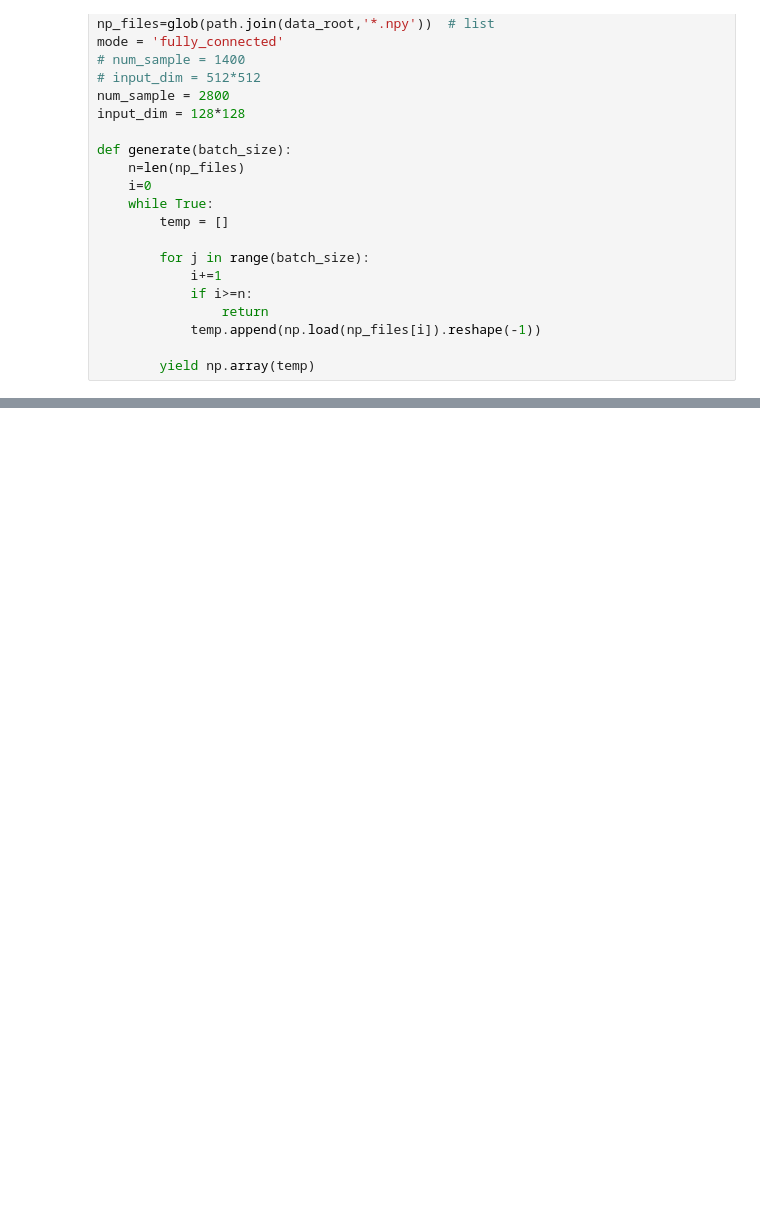
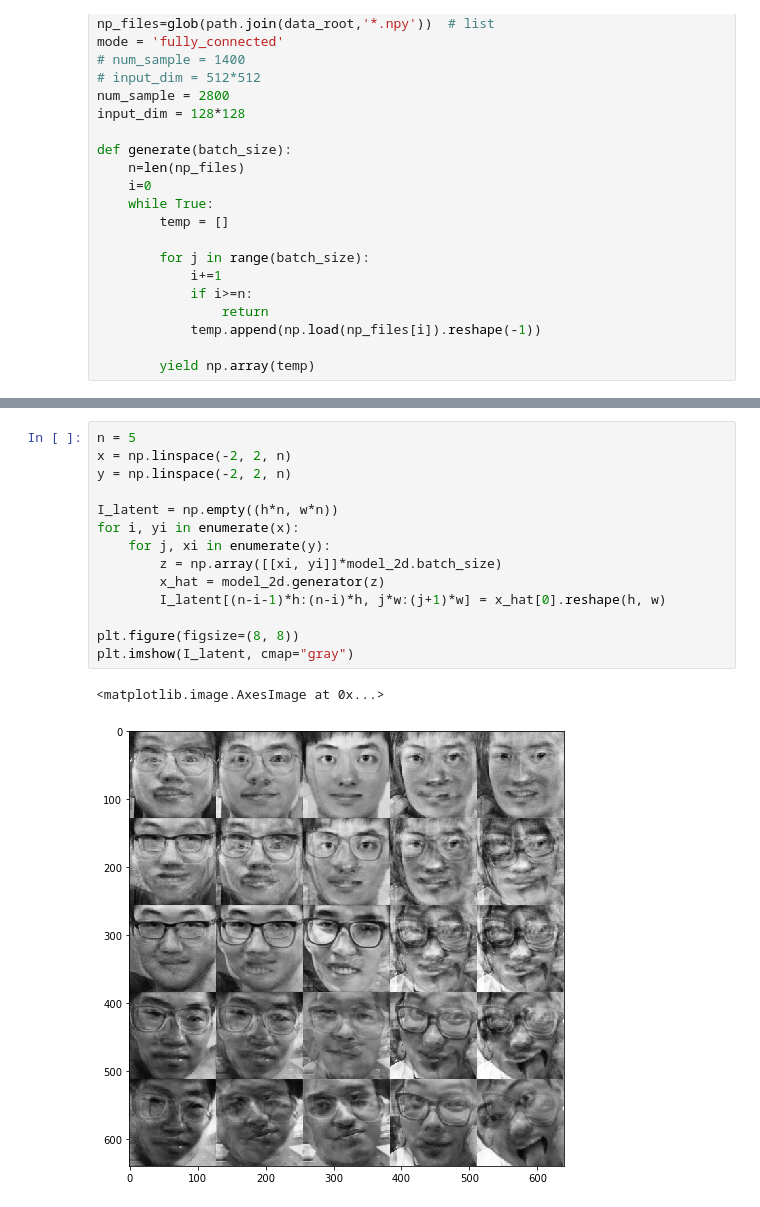
Before and after one commit to galaxydirector/VAE_CNN_replicate, a Jupyter notebook: run.ipynb, the cells around one changed output, grey strips where cells are left out. Drawn from its saved outputs; the diff is of its cells as text; blank space fills up the shorter version.

```diff
--- a/run.ipynb
+++ b/run.ipynb
@@ -269,0 +236,17 @@ plt.imshow(I_generated, cmap='gray')
+# %%
+n = 5
+x = np.linspace(-2, 2, n)
+y = np.linspace(-2, 2, n)
+
+I_latent = np.empty((h*n, w*n))
+for i, yi in enumerate(x):
+    for j, xi in enumerate(y):
+        z = np.array([[xi, yi]]*model_2d.batch_size)
+        x_hat = model_2d.generator(z)
+        I_latent[(n-i-1)*h:(n-i)*h, j*w:(j+1)*w] = x_hat[0].reshape(h, w)
+
+plt.figure(figsize=(8, 8))
+plt.imshow(I_latent, cmap="gray")
+# %% [output]
+<matplotlib.image.AxesImage at 0x...>
+[figure, added]
```
Also changed, not shown: parts of 9 cells of this notebook, 3 other files.
